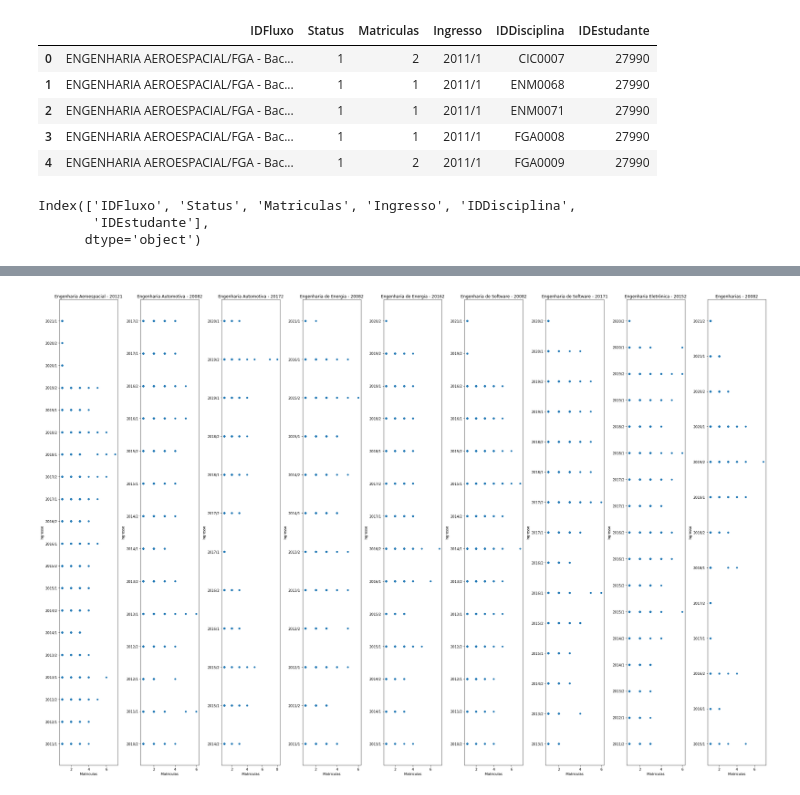
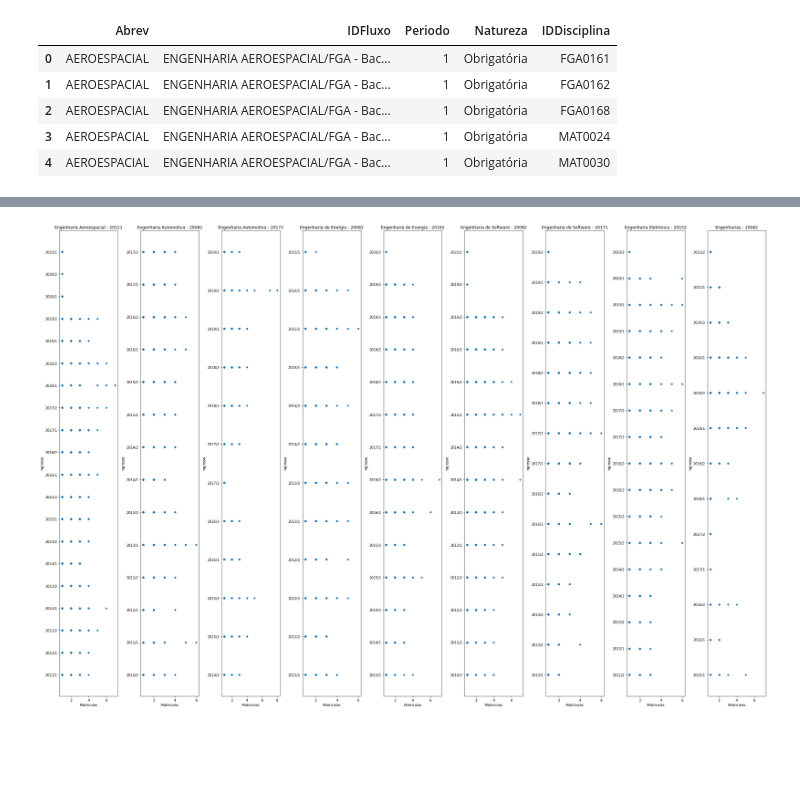
Before and after one commit to TCC-Amanda-Leticia/Modelos, a Jupyter notebook: Regressao_Linear/Regressao_Linear.ipynb, the cells around one changed output, grey strips where cells are left out. Cells and saved outputs as stored; diff of their text form; code cells hidden in the pictures; blank space fills up the shorter version.

```diff
--- a/Regressao_Linear/Regressao_Linear.ipynb
+++ b/Regressao_Linear/Regressao_Linear.ipynb
@@ -6,18 +6,13 @@ import seaborn as sns
 # %%
 # Lendos os dados do csv
 dados = pd.read_csv('dados.csv', sep = ';', encoding = "ISO-8859-1")
+fluxo = pd.read_csv('fluxos.csv', sep = ';', encoding = "ISO-8859-1")
 # %%
-dados.head()
+fluxo.head()
 # %% [output]
-|  | IDFluxo | Status | Matriculas | Ingresso | IDDisciplina | IDEstudante |
-| 0 | ENGENHARIA AEROESPACIAL/FGA - Bac... | 1 | 2 | 2011/1 | CIC0007 | 27990 |
-| 1 | ENGENHARIA AEROESPACIAL/FGA - Bac... | 1 | 1 | 2011/1 | ENM0068 | 27990 |
-| 2 | ENGENHARIA AEROESPACIAL/FGA - Bac... | 1 | 1 | 2011/1 | ENM0071 | 27990 |
-| 3 | ENGENHARIA AEROESPACIAL/FGA - Bac... | 1 | 1 | 2011/1 | FGA0008 | 27990 |
-| 4 | ENGENHARIA AEROESPACIAL/FGA - Bac... | 1 | 2 | 2011/1 | FGA0009 | 27990 |
+|  | Abrev | IDFluxo | Periodo | Natureza | IDDisciplina |
+| 0 | AEROESPACIAL | ENGENHARIA AEROESPACIAL/FGA - Bac... | 1 | Obrigatória | FGA0161 |
+| 1 | AEROESPACIAL | ENGENHARIA AEROESPACIAL/FGA - Bac... | 1 | Obrigatória | FGA0162 |
+| 2 | AEROESPACIAL | ENGENHARIA AEROESPACIAL/FGA - Bac... | 1 | Obrigatória | FGA0168 |
+| 3 | AEROESPACIAL | ENGENHARIA AEROESPACIAL/FGA - Bac... | 1 | Obrigatória | MAT0024 |
+| 4 | AEROESPACIAL | ENGENHARIA AEROESPACIAL/FGA - Bac... | 1 | Obrigatória | MAT0030 |
-# %%
-dados.columns
-# %% [output]
-Index(['IDFluxo', 'Status', 'Matriculas', 'Ingresso', 'IDDisciplina',
-       'IDEstudante'],
-      dtype='object')
```
Also changed, not shown: parts of 22 cells of this notebook, 6 other files.
